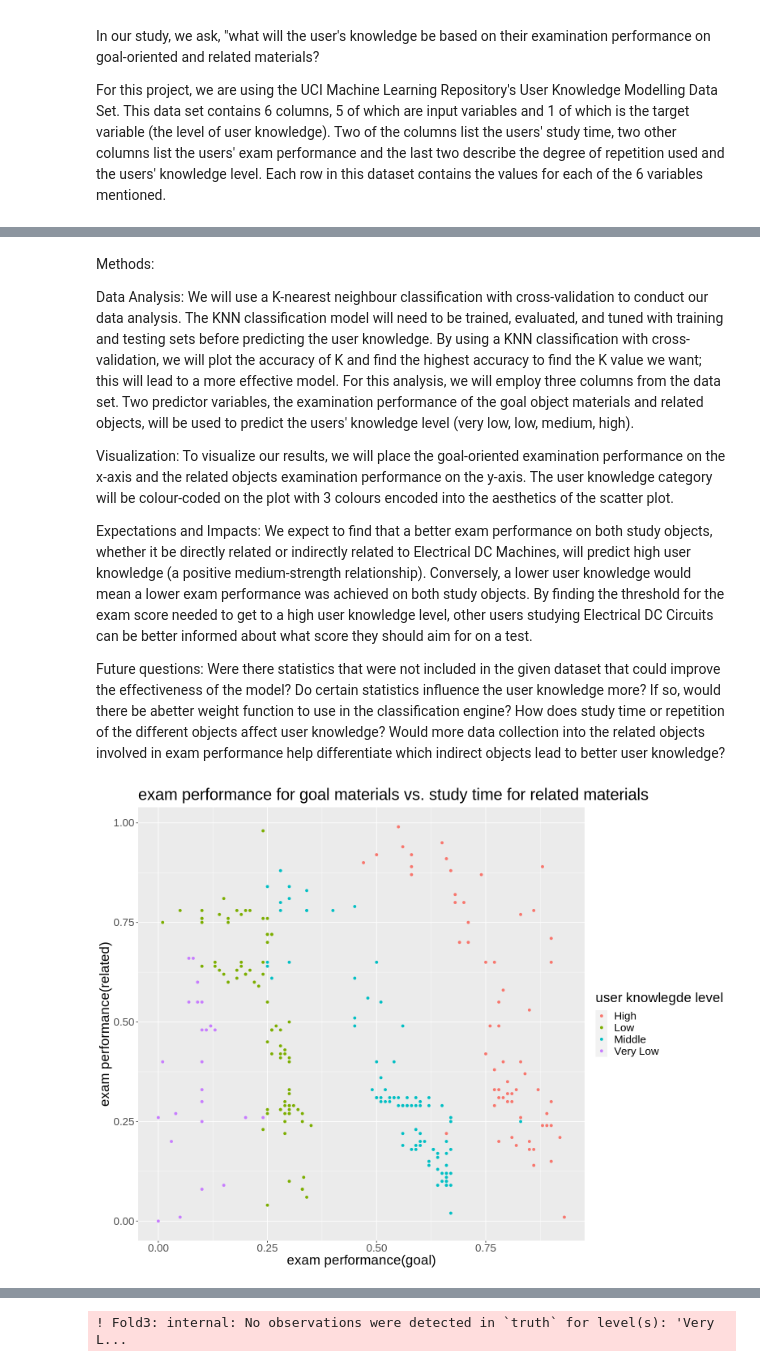
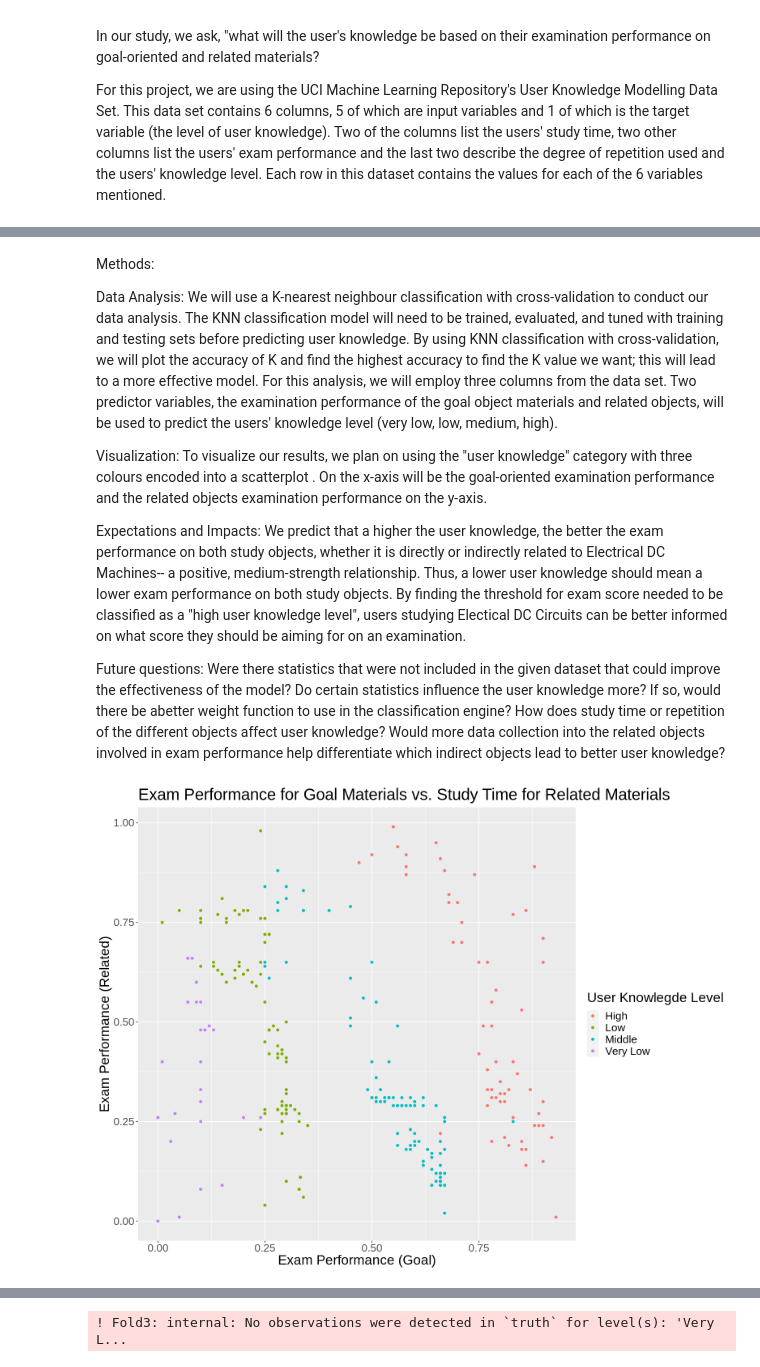
Before and after one commit to AmyChen354/Group-Project, a Jupyter notebook: project proposal.ipynb, the cells around one changed output, grey strips where cells are left out. Saved outputs shown, nothing was run; the diff lists cells and outputs as text; code cells hidden in the pictures.

```diff
--- a/project proposal.ipynb
+++ b/project proposal.ipynb
@@ -78,13 +96,13 @@ A tibble: 145 × 6
 Methods:
 
 Data Analysis:
-We will use a K-nearest neighbour classification with cross-validation to conduct our data analysis. The KNN classification model will need to be trained, evaluated, and tuned with training and testing sets before predicting the user knowledge. By using a KNN classification with cross-validation, we will plot the accuracy of K and find the highest accuracy to find the K value we want; this will lead to a more effective model. For this analysis, we will employ three columns from the data set. Two predictor variables, the examination performance of the goal object materials and related objects, will be used to predict the users' knowledge level (very low, low, medium, high).
+We will use a K-nearest neighbour classification with cross-validation to conduct our data analysis. The KNN classification model will need to be trained, evaluated, and tuned with training and testing sets before predicting user knowledge. By using KNN classification with cross-validation, we will plot the accuracy of K and find the highest accuracy to find the K value we want; this will lead to a more effective model. For this analysis, we will employ three columns from the data set. Two predictor variables, the examination performance of the goal object materials and related objects, will be used to predict the users' knowledge level (very low, low, medium, high).
 
 Visualization:
-To visualize our results, we will place the goal-oriented examination performance on the x-axis and the related objects examination performance on the y-axis. The user knowledge category will be colour-coded on the plot with 3 colours encoded into the aesthetics of the scatter plot.
+To visualize our results, we plan on using the "user knowledge" category with three colours encoded into a scatterplot . On the x-axis will be the goal-oriented examination performance and the related objects examination performance on the y-axis.
 
 Expectations and Impacts:
-We expect to find that a better exam performance on both study objects, whether it be directly related or indirectly related to Electrical DC Machines, will predict high user knowledge (a positive medium-strength relationship). Conversely, a lower user knowledge would mean a lower exam performance was achieved on both study objects.  By finding the threshold for the exam score needed to get to a high user knowledge level, other users studying Electrical DC Circuits can be better informed about what score they should aim for on a test.
+We predict that a higher the user knowledge, the better the exam performance on both study objects, whether it is directly or indirectly related to Electrical DC Machines-- a positive, medium-strength relationship. Thus, a lower user knowledge should mean a lower exam performance on both study objects. By finding the threshold for exam score needed to be classified as a "high user knowledge level", users studying Electical DC Circuits can be better informed on what score they should be aiming for on an examination.
 
 Future questions:
 Were there statistics that were not included in the given dataset that could improve the effectiveness of the model?
@@ -94,15 +112,15 @@ Would more data collection into the related objects involved in exam performance
 # %%
 #Check if there is relationship between both types of exam performance and user knowledge
 
 options(repr.plot.width = 13, repr.plot.height = 10)
 
 plot <- ggplot(training_data_tidy, aes(x = goal_exam_performance, y = related_exam_performance, color = user_knowledge)) +
     geom_point() +
-    labs(x = "exam performance(goal)", y = "exam performance(related)", color = "user knowlegde level") +
+    labs(x = "Exam Performance (Goal)", y = "Exam Performance (Related)", color = "User Knowlegde Level") +
     theme(text = element_text(size = 20)) +
-    ggtitle("exam performance for goal materials vs. study time for related materials")
+    ggtitle("Exam Performance for Goal Materials vs. Study Time for Related Materials")
 
 plot
 # %% [output]
-[figure, old version]
+[figure, new version]
 # %% [markdown]
```
Also changed, not shown: parts of 4 cells of this notebook.
